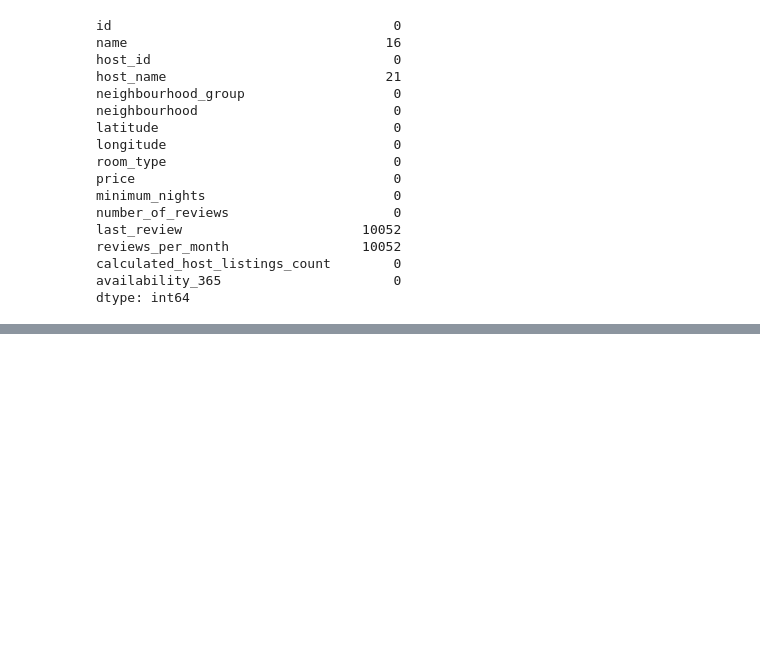
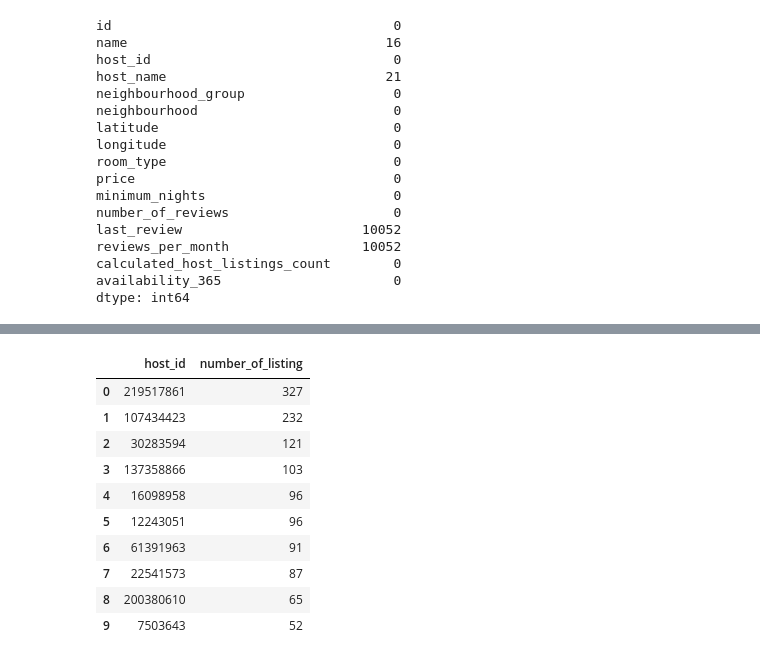
Before and after one commit to Ankittgup/Airbnb-data-analysis, a Jupyter notebook: Copy_of_Airbnb_Bookings_Analysis_Capstone_Project.ipynb, the cells around one changed output, grey strips where cells are left out. Saved outputs shown, nothing was run; the diff lists cells and outputs as text; code cells hidden in the pictures; blank space fills up the shorter version.

```diff
--- a/Copy_of_Airbnb_Bookings_Analysis_Capstone_Project.ipynb
+++ b/Copy_of_Airbnb_Bookings_Analysis_Capstone_Project.ipynb
@@ -155,0 +213,18 @@ df.describe()
+# %%
+# Top 10 host id with most no listings
+top_10_host=pd.DataFrame()
+top_10_host['host_id']=df['host_id'].value_counts().index
+top_10_host['number_of_listing']=df['host_id'].value_counts().values
+top_10_host.head(10)
+# %% [output]
+|  | host_id | number_of_listing |
+| 0 | 219517861 | 327 |
+| 1 | 107434423 | 232 |
+| 2 | 30283594 | 121 |
+| 3 | 137358866 | 103 |
+| 4 | 16098958 | 96 |
+| 5 | 12243051 | 96 |
+| 6 | 61391963 | 91 |
+| 7 | 22541573 | 87 |
+| 8 | 200380610 | 65 |
+| 9 | 7503643 | 52 |
```
Also changed, not shown: parts of 21 cells of this notebook.
